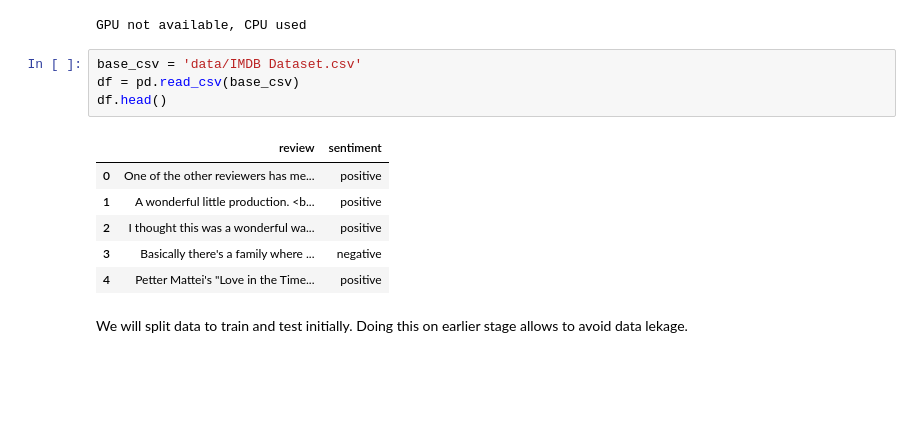
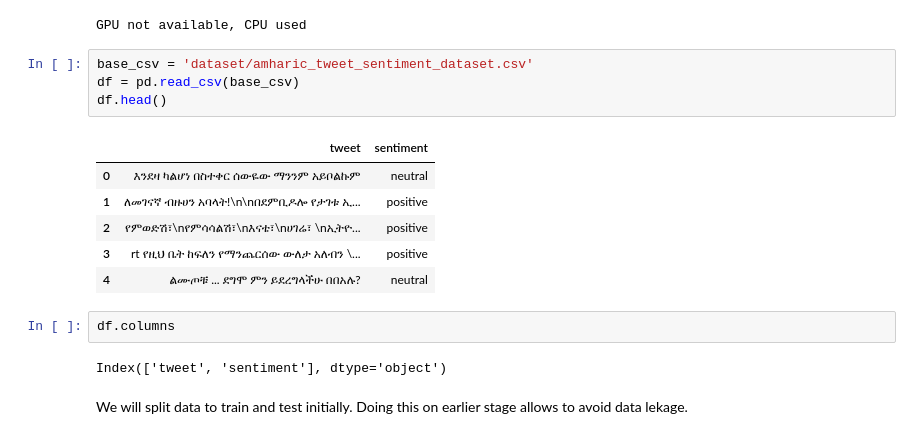
Before and after one commit to birehan/Deep-Learning-Sentiment-Analysis, a Jupyter notebook: sentiment-analysis-using-pytorch.ipynb, the cells around one changed output. Saved outputs shown, nothing was run; the diff lists cells and outputs as text; blank space fills up the shorter version.

Commit message:
feat: sentiment analysis using amharic dataset neural networks

```diff
--- a/sentiment-analysis-using-pytorch.ipynb
+++ b/sentiment-analysis-using-pytorch.ipynb
@@ -30,16 +30,20 @@ else:
 # %% [output]
 GPU not available, CPU used
 # %%
-base_csv = 'data/IMDB Dataset.csv'
+base_csv = 'dataset/amharic_tweet_sentiment_dataset.csv'
 df = pd.read_csv(base_csv)
 df.head()
 # %% [output]
-|  | review | sentiment |
-| 0 | One of the other reviewers has me... | positive |
-| 1 | A wonderful little production. <b... | positive |
-| 2 | I thought this was a wonderful wa... | positive |
-| 3 | Basically there's a family where ... | negative |
-| 4 | Petter Mattei's "Love in the Time... | positive |
+|  | tweet | sentiment |
+| 0 | እንደዛ ካልሆነ በስተቀር ሰውዬው ማንንም አይቦልኩም | neutral |
+| 1 | ለመገናኛ ብዙሀን አባላት!\n\nበደምቢዶሎ የታገቱ ኢ... | positive |
+| 2 | የምወድሽ፣\nየምሳሳልሽ፣\nእናቴ፣\nሀገሬ፣ \nኢትዮ... | positive |
+| 3 | rt የዚህ ቤት ከፍለን የማንጨርሰው ውለታ አለብን \... | positive |
+| 4 | ልሙጦቹ ... ደግሞ ምን ይደረግላችሁ በበአሉ? | neutral |
+# %%
+df.columns
+# %% [output]
+Index(['tweet', 'sentiment'], dtype='object')
 # %% [markdown]
 We will split data to train and test initially. Doing this on earlier stage allows to avoid data lekage.
 # %% [markdown]
```
Also changed, not shown: parts of 6 cells of this notebook, 2 other files.
